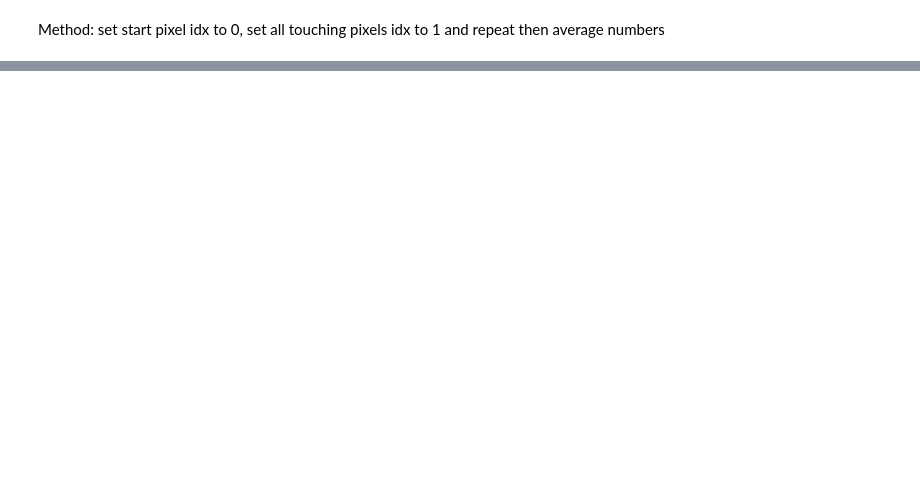
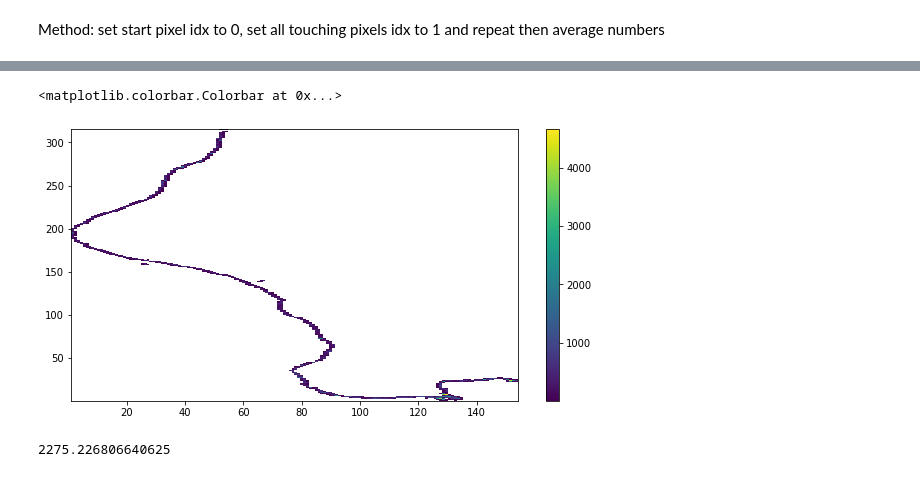
Before and after one commit to harryxni/detector_sim, a Jupyter notebook: analysis/reconstruction.ipynb, the cells around one changed output, grey strips where cells are left out. Cells and saved outputs as stored; diff of their text form; code cells hidden in the pictures; blank space fills up the shorter version.

```diff
--- a/analysis/reconstruction.ipynb
+++ b/analysis/reconstruction.ipynb
@@ -100,0 +121,20 @@ plt.ylim(300,350)
+# %%
+x_new=[]
+y_new=[]
+#z=[]
+for val in avg_track:
+    z0=2000#um
+    x,y,z=diffuse(val, z0)
+    x_new.extend(x)
+    y_new.extend(y)
+    #z.extend(z)
+
+pix, xedges, yedges, image = plt.hist2d(x_new, y_new, (max(x_pix), max(y_pix)),cmin=1)
+plt.colorbar()
+# %% [output]
+<matplotlib.colorbar.Colorbar at 0x...>
+[figure, added]
+# %%
+mean_z
+# %% [output]
+2275.226806640625
```
Also changed, not shown: parts of 8 cells of this notebook.
